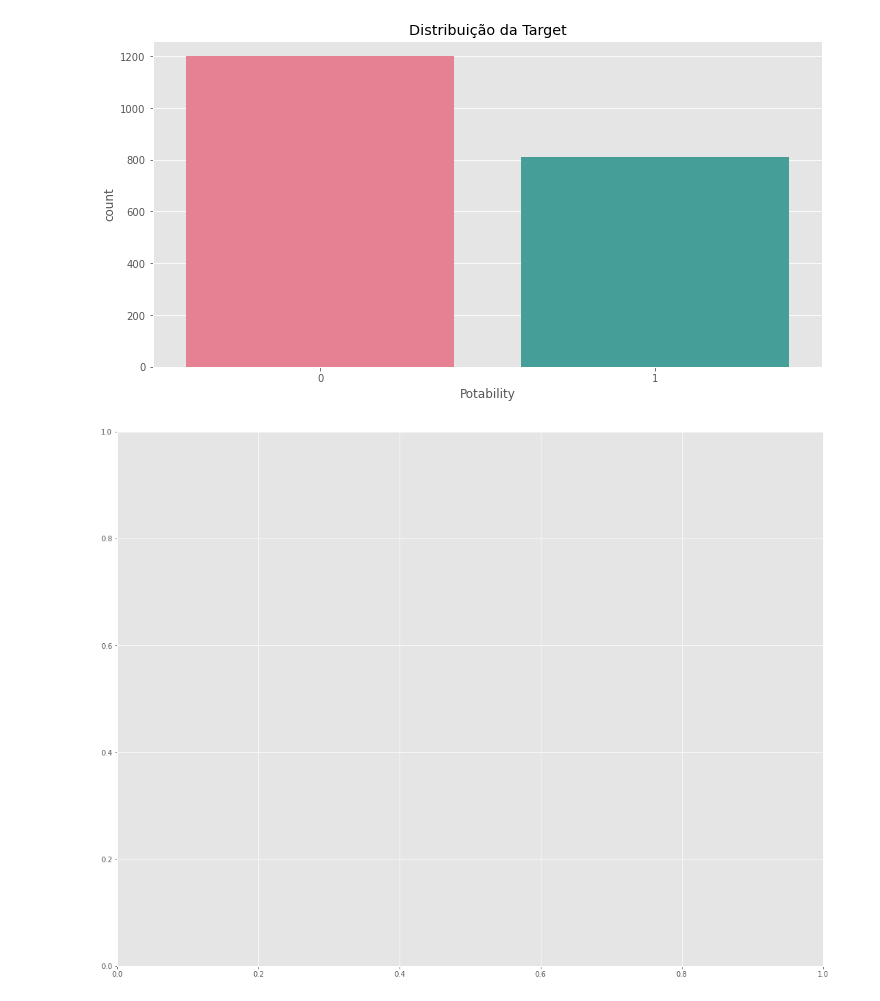
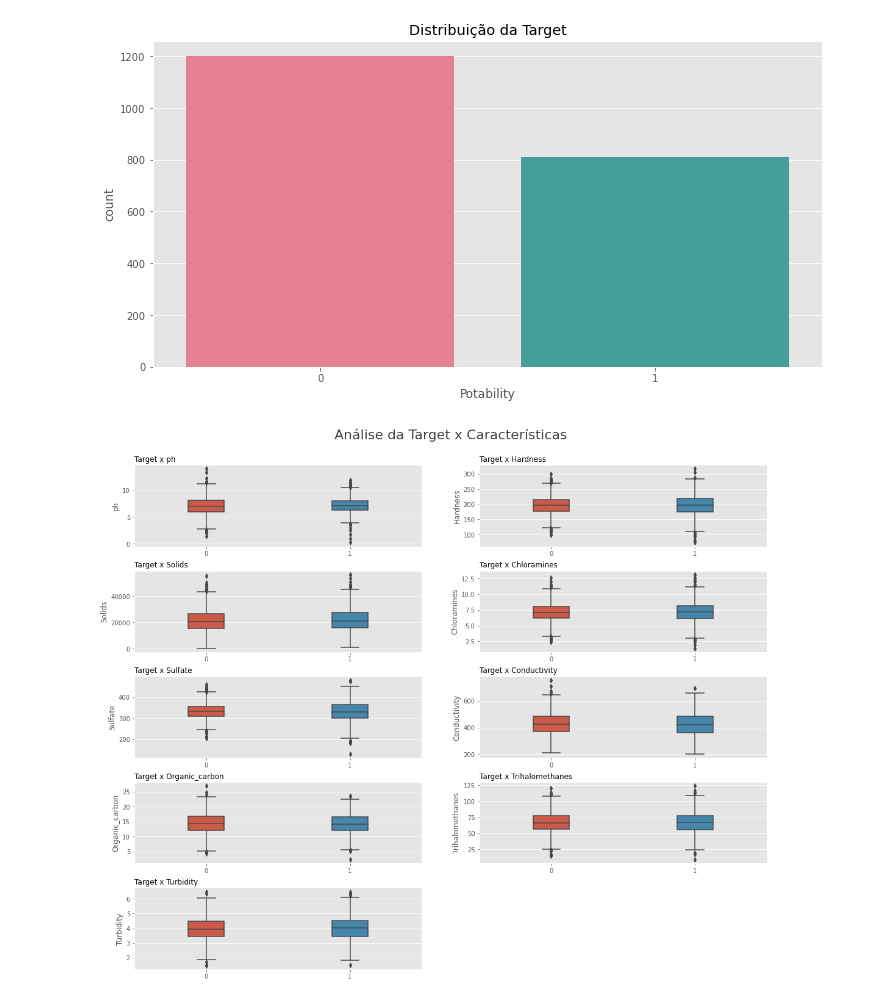
Before and after one commit to lucianawaka/bootcamp-ML, a Jupyter notebook: 10_Case_agua/10_Case_Agua_Potavel.ipynb, the cells around one changed output. Saved outputs shown, nothing was run; the diff lists cells and outputs as text; code cells hidden in the pictures.

Commit message:
PCA Plot

```diff
--- a/10_Case_agua/10_Case_Agua_Potavel.ipynb
+++ b/10_Case_agua/10_Case_Agua_Potavel.ipynb
@@ -130,10 +130,40 @@ sns.countplot(
 # %% [output]
 <AxesSubplot:title={'center':'Distribuição da Target'}, xlabel='Potability', ylabel='count'>
 [figure]
-# %%
-# Plot target x categorias
-Figura, Eixo = plt.subplots( figsize=(18,14) )
-# Título
-plt.suptitle('Análise da ')
-# %% [output]
-[figure, removed]
+# %%
+# Plot target x categorias
+Figura, Eixo = plt.subplots( figsize=(18,14) )
+# Título
+plt.suptitle('Análise da Target x Características', fontsize=22, color='#404040')
+
+# Grid
+colunas = 2
+linhas = int(len(base.columns) / 2)
+
+# Loop dos Plots
+
+for Posicao, Coluna in enumerate( base.columns ):
+    if Posicao == 9:
+        pass
+    else:
+        plt.subplot( linhas, colunas, Posicao + 1 )
+        plt.title(f'Target x {Coluna}', loc='left', fontsize=12)
+        sns.boxplot(
+            data=base,
+            x='Potability',
+            y=Coluna,
+            width=0.25,
+        )
+
+        plt.xlabel('')
+# Ajustando os espaços
+plt.subplots_adjust(
+    left=0.1,
+    bottom=0.1,
+    right=0.9,
+    top=0.92,
+    wspace=0.20,
+    hspace=0.30
+);
+# %% [output]
+[figure, added]
```
Also changed, not shown: parts of 5 cells of this notebook.
